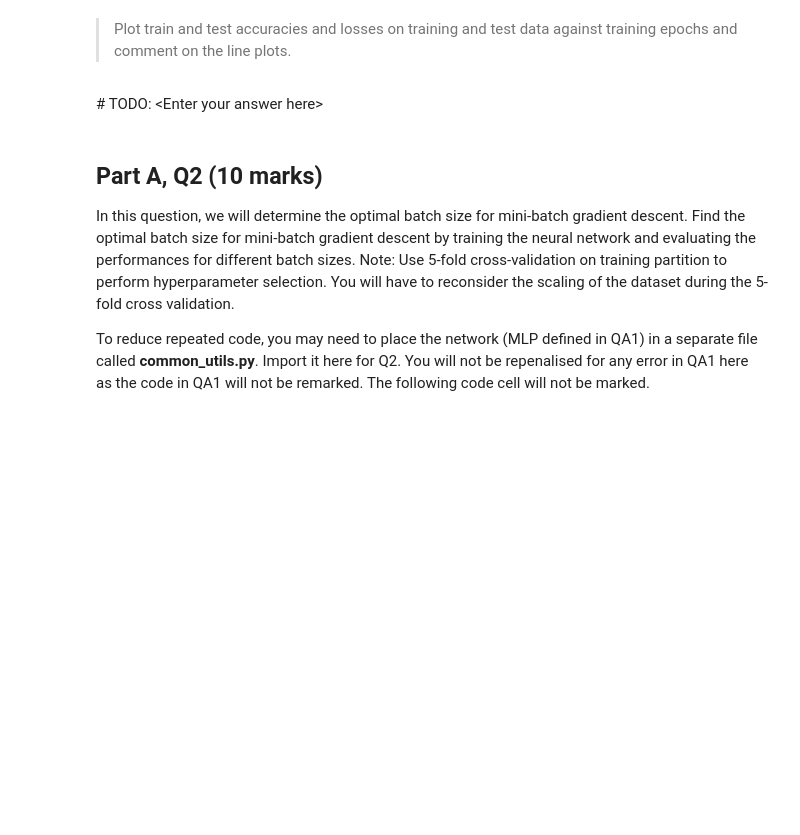
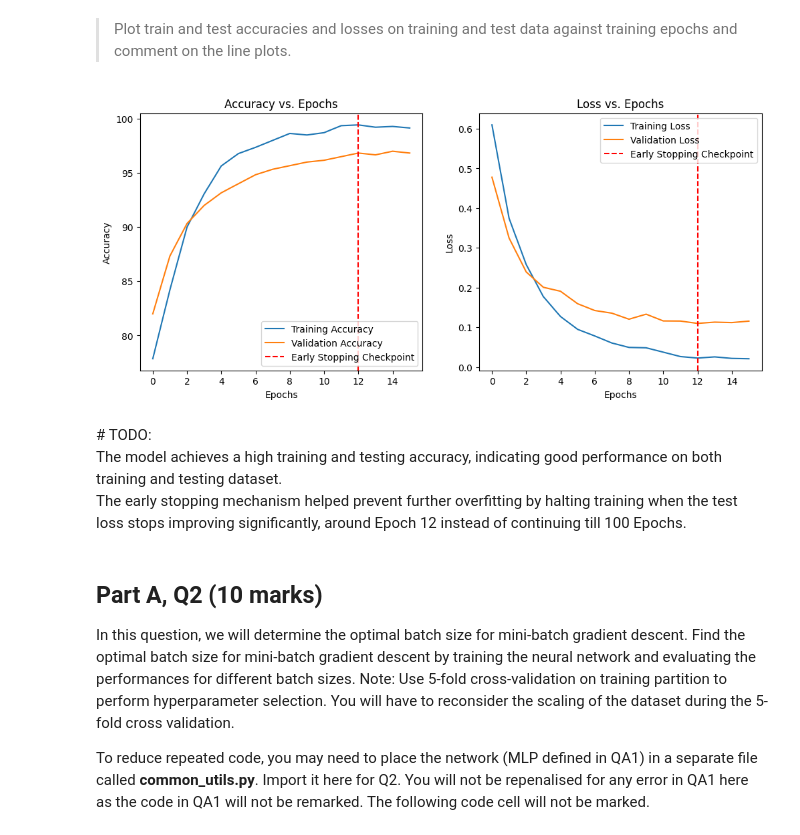
Before and after one commit to alan-wkm/SC4001_NNDL_2025_IndivAsg, a Jupyter notebook: PartA_Template.ipynb, the cells around one changed output. Saved outputs shown, nothing was run; the diff lists cells and outputs as text; code cells hidden in the pictures; blank space fills up the shorter version.

```diff
--- a/PartA_Template.ipynb
+++ b/PartA_Template.ipynb
@@ -39,6 +56,18 @@ Split the dataset and do preprocessing. You can use the split_dataset and prepro
 # %%
 from common_utils import split_dataset, preprocess_dataset
 # TODO: Enter your code here
+df = pd.read_csv("audio_gtzan.csv")
+df['label'] = df['filename'].apply(lambda x: x.split('.')[0])
+
+# Drop non-feature columns
+columns_to_drop = ['filename', 'label']
+
+# Split dataset (70:30)
+X_train, y_train, X_test, y_test = split_dataset(df, columns_to_drop, 0.3, 42)
+X_train_scaled, X_test_scaled = preprocess_dataset(X_train, X_test)
+
+# print(X_train.head())
+# Note that 0 is for blues, 1 is for metal
 # %% [markdown]
 > Use the training dataset to train the model for 100 epochs. Use a mini-batch gradient descent with **‘Adam’** optimizer with learning rate of **0.001**, and **batch size = 128**. Implement early stopping with patience of **3**.
 # %% [markdown]
@@ -49,9 +96,11 @@ from common_utils import split_dataset, preprocess_dataset
 2. Next, define the model, optimizer and loss function.
 # %%
 # TODO: Enter your code here
-model =
-optimizer =
-loss_fn =
+# print(X_train.columns)
+input_dim = len(list(X_train.head()))
+model = MLP(input_dim, 128)
+optimizer = torch.optim.Adam(model.parameters(), lr=0.001)
+loss_fn = nn.BCELoss()
 # %% [markdown]
 3. Train model for 100 epochs. Record down train and test accuracies. Implement early stopping.
 # %%
@@ -62,8 +210,37 @@ from common_utils import EarlyStopper
 > Plot train and test accuracies and losses on training and test data against training epochs and comment on the line plots.
 # %%
 # TODO: Enter your code here
+plt.figure(figsize=(12, 5))
+
+# Plot accuracy on the left (subplot 1)
+plt.subplot(1, 2, 1)
+plt.plot(train_accuracies, label="Training Accuracy")
+plt.plot(test_accuracies, label="Validation Accuracy")
+minposs = test_losses.index(min(test_losses)) + 1  # Epoch where early stopping occurred
+plt.axvline(minposs - 1, linestyle='--', color='r', label='Early Stopping Checkpoint')
+plt.xlabel("Epochs")
+plt.ylabel("Accuracy")
+plt.title("Accuracy vs. Epochs")
+plt.legend()
+
+# Plot losses on the right (subplot 2)
+plt.subplot(1, 2, 2)
+plt.plot(train_losses, label="Training Loss")
+plt.plot(test_losses, label="Validation Loss")
+minposs = test_losses.index(min(test_losses)) + 1
+plt.axvline(minposs - 1, linestyle='--', color='r', label='Early Stopping Checkpoint')
+plt.xlabel("Epochs")
+plt.ylabel("Loss")
+plt.title("Loss vs. Epochs")
+plt.legend()
+
+plt.show()
+# %% [output]
+[figure, added]
 # %% [markdown]
-\# TODO: \<Enter your answer here\>
+\# TODO: \
+The model achieves a high training and testing accuracy, indicating good performance on both training and testing dataset.\
+The early stopping mechanism helped prevent further overfitting by halting training when the test loss stops improving significantly, around Epoch 12 instead of continuing till 100 Epochs.
 # %% [markdown]
 Part A, Q2 (10 marks)
 ---
```
Also changed, not shown: parts of 22 cells of this notebook, 34 other files.
